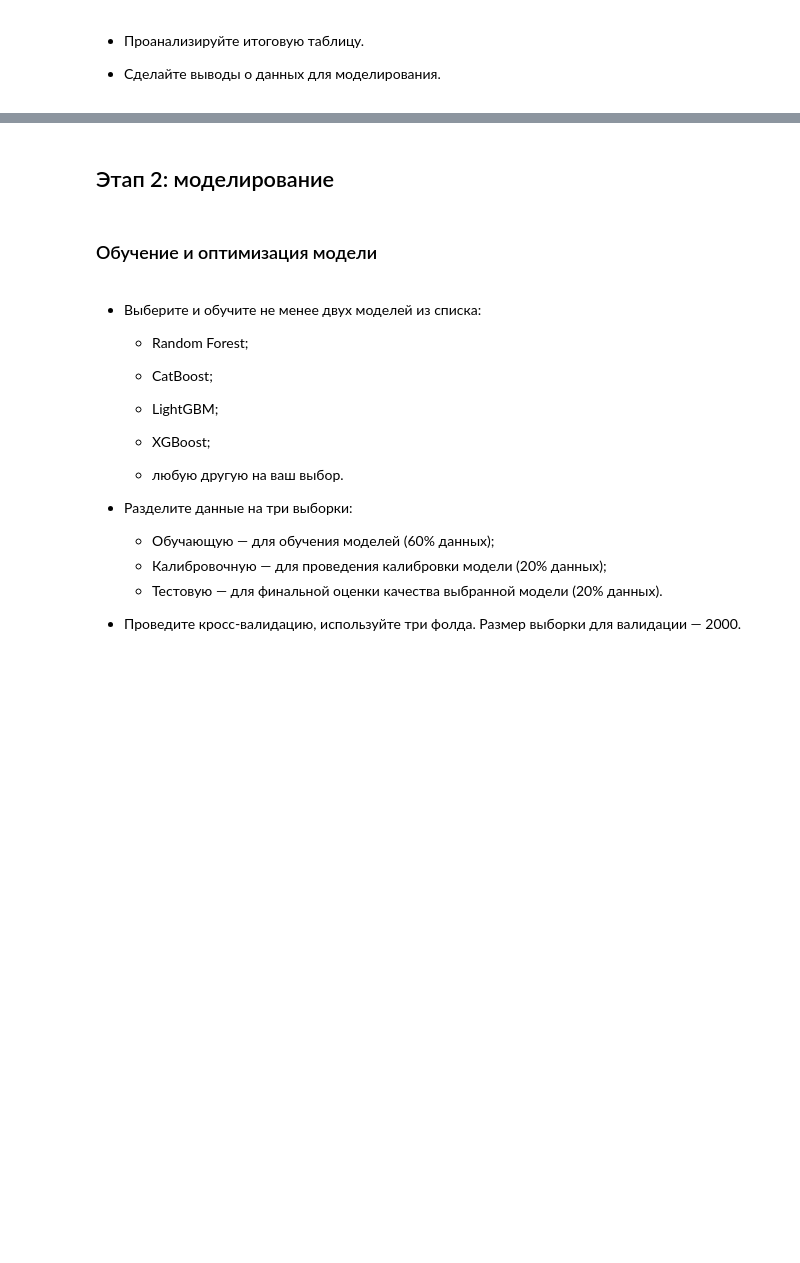
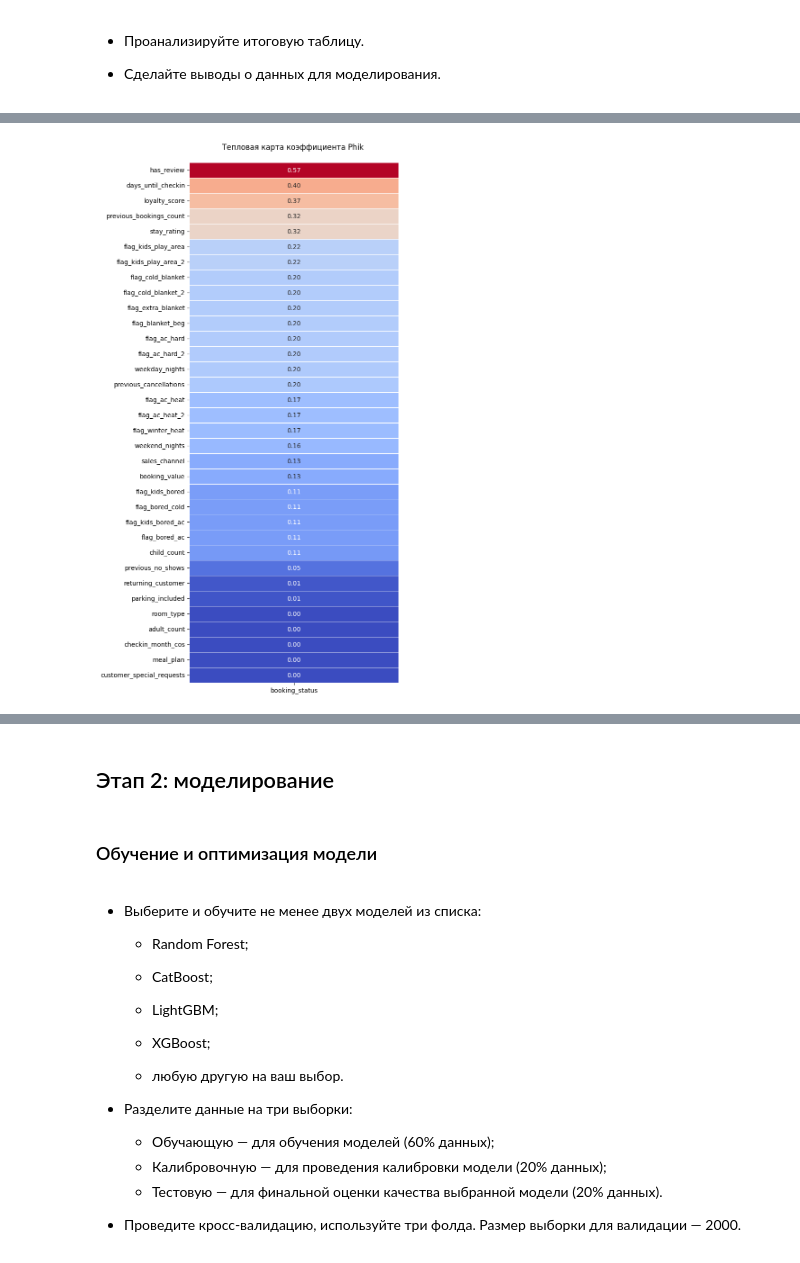
Before and after one commit to TemaQDX/project_module_04_urbanstay, a Jupyter notebook: project_module_04_urbanstay_Artem_Burov.ipynb, the cells around one changed output, grey strips where cells are left out. Saved outputs shown, nothing was run; the diff lists cells and outputs as text; code cells hidden in the pictures; blank space fills up the shorter version.

```diff
--- a/project_module_04_urbanstay_Artem_Burov.ipynb
+++ b/project_module_04_urbanstay_Artem_Burov.ipynb
@@ -1431,0 +1489,6 @@ memory usage: 2.6 MB
+# %%
+# Анализ коррелиции признаков с целевой переменной по матрице Phik
+
+phik_coolwarm_matrix(df=df_hotel, target_var=target, interval_cols=numerical_features, matrix_view=False, figsize=(6,15))
+# %% [output]
+[figure, added]
```
Also changed, not shown: parts of 14 cells of this notebook.
